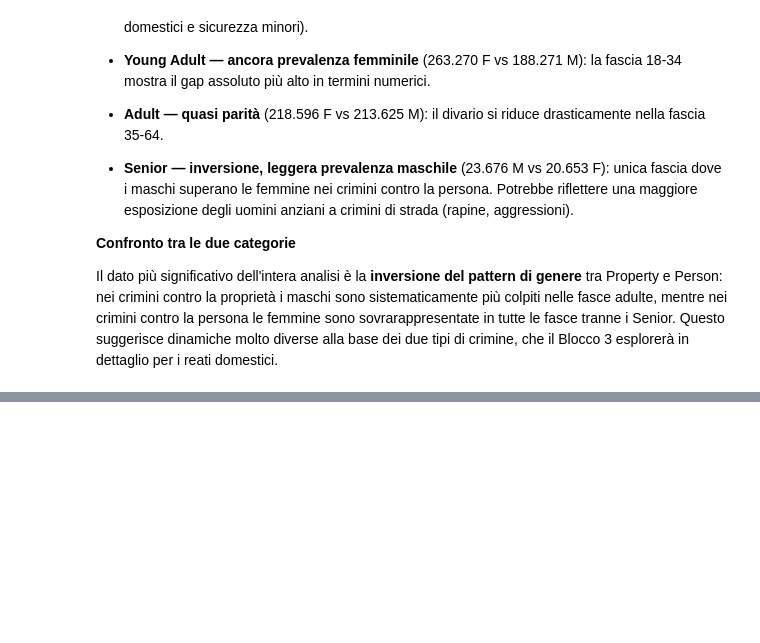
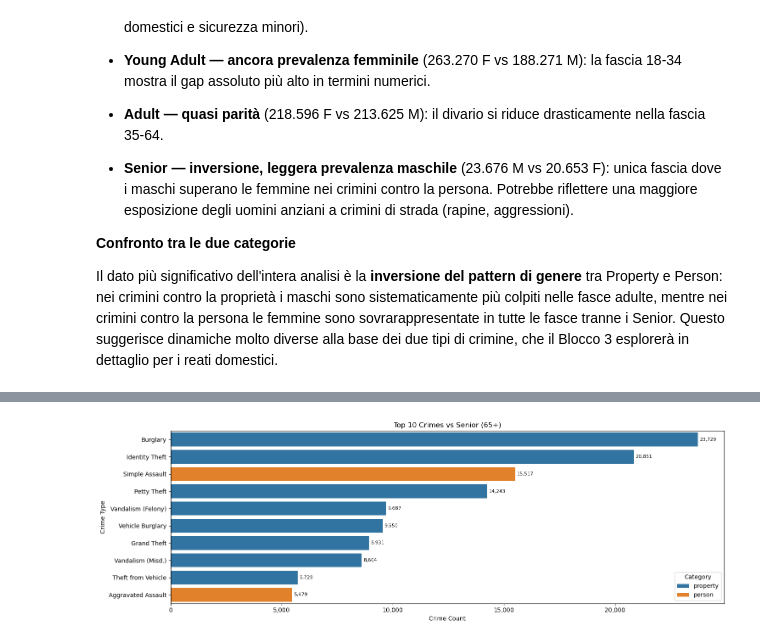
Before and after one commit to AnalystEca/lapd-crime-data, a Jupyter notebook: notebooks/02_analyze/06_eda_block2.ipynb, the cells around one changed output, grey strips where cells are left out. Drawn from its saved outputs; the diff is of its cells as text; code cells hidden in the pictures; blank space fills up the shorter version.

Commit message:
Creato grafico Q2.3 Top 5 crime vs senior (65+)

```diff
--- a/notebooks/02_analyze/06_eda_block2.ipynb
+++ b/notebooks/02_analyze/06_eda_block2.ipynb
@@ -495,0 +508,14 @@ domestici.
+# %%
+q23_df = df.loc[df['age_group'] == 'Senior', ['Crm Cd Desc', 'crime_category', 'year']].copy()
+
+print(q23_df.head(5))
+
+q23_grouped_df = (
+    q23_df
+    .groupby(['Crm Cd Desc', 'crime_category'], as_index = False)
+    .agg(count = ('Crm Cd Desc', 'count'))
+).sort_values('count', ascending = False)
+
+print('============')
+print(q23_grouped_df.head(10))
+print(f'Il frame gruppato ha {q23_grouped_df.shape} righe e colonne')
@@ -495,0 +542,44 @@ domestici.
+# %%
+senior_vulnerability_barchart_data = q23_grouped_df.head(10)
+
+crime_labels = {
+    'BURGLARY': 'Burglary',
+    'THEFT OF IDENTITY': 'Identity Theft',
+    'BATTERY - SIMPLE ASSAULT': 'Simple Assault',
+    'THEFT PLAIN - PETTY ($950 & UNDER)': 'Petty Theft',
+    'VANDALISM - FELONY ($400 & OVER, ALL CHURCH VANDALISMS)': 'Vandalism (Felony)',
+    'BURGLARY FROM VEHICLE': 'Vehicle Burglary',
+    'THEFT-GRAND ($950.01 & OVER)EXCPT,GUNS,FOWL,LIVESTK,PROD': 'Grand Theft',
+    'VANDALISM - MISDEAMEANOR ($399 OR UNDER)': 'Vandalism (Misd.)',
+    'THEFT FROM MOTOR VEHICLE - PETTY ($950 & UNDER)': 'Theft from Vehicle',
+    'ASSAULT WITH DEADLY WEAPON, AGGRAVATED ASSAULT': 'Aggravated Assault'
+}
+
+senior_vulnerability_barchart_data = q23_grouped_df.head(10).copy()
+senior_vulnerability_barchart_data['crime_label'] = senior_vulnerability_barchart_data['Crm Cd Desc'].map(crime_labels)
+
+fig, ax = plt.subplots(figsize=(15, 5))
+
+sns.barplot(
+    data=senior_vulnerability_barchart_data,
+    x='count',
+    y='crime_label',
+    hue='crime_category',
+    ax=ax
+)
+
+for container in ax.containers:
+    ax.bar_label(container, fmt=lambda x: f'{int(x):,}' if x > 0 else '',
+                 padding=3, fontsize=8)
+
+ax.xaxis.set_major_formatter(plt.FuncFormatter(lambda x, _: f'{int(x):,}'))
+ax.set_title('Top 10 Crimes vs Senior (65+)')
+ax.set_xlabel('Crime Count')
+ax.set_ylabel('Crime Type')
+ax.legend(title='Category')
+
+plt.tight_layout()
+plt.savefig('../../outputs/06_eda_block2/13_barh_top10_crimes_senior.png', dpi=150, bbox_inches='tight')
+plt.show()
+# %% [output]
+[figure, added]
```
Also changed, not shown: parts of 3 cells of this notebook, 6 other files.
